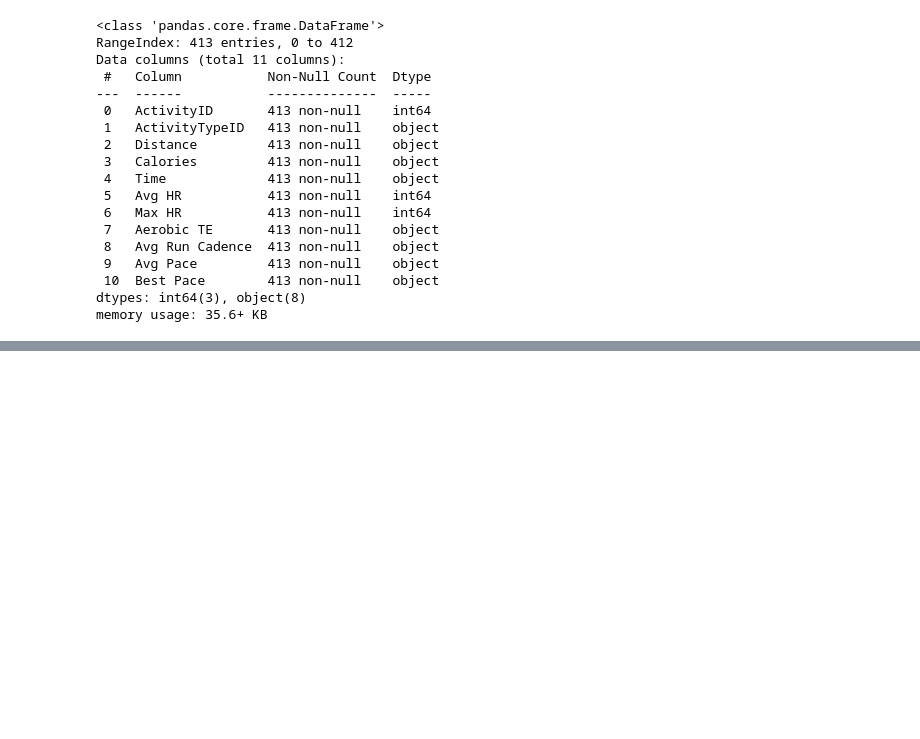
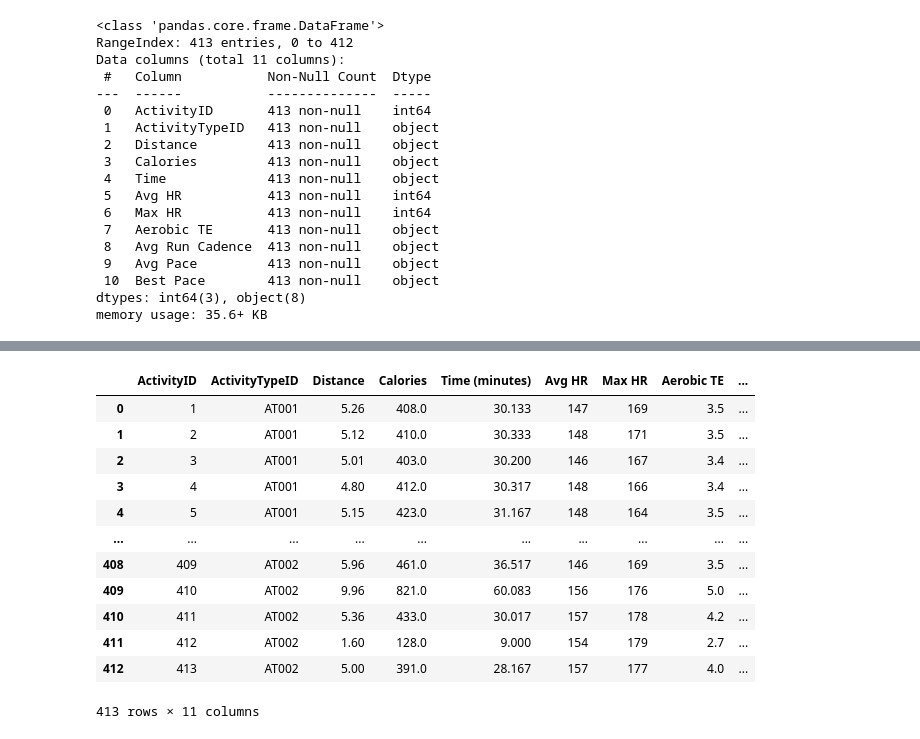
Before and after one commit to bernardtse/garmin-data-engineering, a Jupyter notebook: notebooks/etl_test_nida.ipynb, the cells around one changed output, grey strips where cells are left out. Drawn from its saved outputs; the diff is of its cells as text; code cells hidden in the pictures; blank space fills up the shorter version.

Commit message:
performance_metrics created

```diff
--- a/notebooks/etl_test_nida.ipynb
+++ b/notebooks/etl_test_nida.ipynb
@@ -285,0 +234,12 @@ performance_metrics_df.head(10)
+# %%
+# Explicitly create a copy of the DataFrame or slice for modification
+performance_metrics_df = performance_metrics_df.copy()
+
+# Convert 'Distance', 'Calories', 'Aerobic TE', and 'Avg Run Cadence' to numeric types
+performance_metrics_df['Distance'] = pd.to_numeric(performance_metrics_df['Distance'], errors='coerce')
+performance_metrics_df['Calories'] = pd.to_numeric(performance_metrics_df['Calories'], errors='coerce')
+performance_metrics_df['Aerobic TE'] = pd.to_numeric(performance_metrics_df['Aerobic TE'], errors='coerce')
+performance_metrics_df['Avg Run Cadence'] = pd.to_numeric(performance_metrics_df['Avg Run Cadence'], errors='coerce')
+
+# Check the DataFrame's info to confirm the conversions
+performance_metrics_df.info()
@@ -285,0 +265,14 @@ performance_metrics_df.head(10)
+# %%
+# Function to convert 'HH:MM:SS' to minutes
+def convert_time_to_proportion(time_str):
+    match = re.match(r'(\d{2}):(\d{2}):(\d{2})', time_str)
+    if match:
+        # Extract minutes and seconds
+        hours, minutes, seconds = match.groups()
+        total_seconds = int(hours) * 3600 + int(minutes) * 60 + int(seconds)
+        # Convert to proportion of an hour
+        return round(total_seconds /60,2)
+    return None
+
+# Apply the conversion function to the 'Time' column
+performance_metrics_df['Time (minutes)'] = performance_metrics_df['Time'].apply(convert_time_to_proportion)
@@ -285,0 +295,16 @@ performance_metrics_df.head(10)
+# %%
+# Function to convert 'MM:SS' to a proportion of a minute
+def pace_to_proportion(pace_str):
+    match = re.match(r'(\d+):(\d{2})', pace_str)
+    if match:
+        minutes, seconds = match.groups()
+        total_seconds = int(minutes) * 60 + int(seconds)
+        # Convert to proportion of a minute and round to 3 decimal places
+        return round(total_seconds / 60, 2)
+    return None
+
+# Assuming performance_metrics_df is your DataFrame
+
+# Apply the conversion function to 'Avg Pace' and 'Best Pace'
+performance_metrics_df['Avg Pace (min/km)'] = performance_metrics_df['Avg Pace'].apply(pace_to_proportion)
+performance_metrics_df['Best Pace (min/km)'] = performance_metrics_df['Best Pace'].apply(pace_to_proportion)
@@ -285,0 +331,17 @@ performance_metrics_df.head(10)
+# %%
+performance_metrics_df = performance_metrics_df[['ActivityID', 'ActivityTypeID', 'Distance','Calories', 'Time (minutes)', 'Avg HR', 'Max HR', 'Aerobic TE', 'Avg Run Cadence', 'Avg Pace (min/km)', 'Best Pace (min/km)']]
+performance_metrics_df
+# %% [output]
+|  | ActivityID | ActivityTypeID | Distance | Calories | Time (minutes) | Avg HR | Max HR | Aerobic TE | ... |
+| 0 | 1 | AT001 | 5.26 | 408.0 | 30.133 | 147 | 169 | 3.5 | ... |
+| 1 | 2 | AT001 | 5.12 | 410.0 | 30.333 | 148 | 171 | 3.5 | ... |
+| 2 | 3 | AT001 | 5.01 | 403.0 | 30.200 | 146 | 167 | 3.4 | ... |
+| 3 | 4 | AT001 | 4.80 | 412.0 | 30.317 | 148 | 166 | 3.4 | ... |
+| 4 | 5 | AT001 | 5.15 | 423.0 | 31.167 | 148 | 164 | 3.5 | ... |
+| ... | ... | ... | ... | ... | ... | ... | ... | ... | ... |
+| 408 | 409 | AT002 | 5.96 | 461.0 | 36.517 | 146 | 169 | 3.5 | ... |
+| 409 | 410 | AT002 | 9.96 | 821.0 | 60.083 | 156 | 176 | 5.0 | ... |
+| 410 | 411 | AT002 | 5.36 | 433.0 | 30.017 | 157 | 178 | 4.2 | ... |
+| 411 | 412 | AT002 | 1.60 | 128.0 | 9.000 | 154 | 179 | 2.7 | ... |
+| 412 | 413 | AT002 | 5.00 | 391.0 | 28.167 | 157 | 177 | 4.0 | ... |
+413 rows × 11 columns
```
Also changed, not shown: parts of 15 cells of this notebook, 1 other file.
